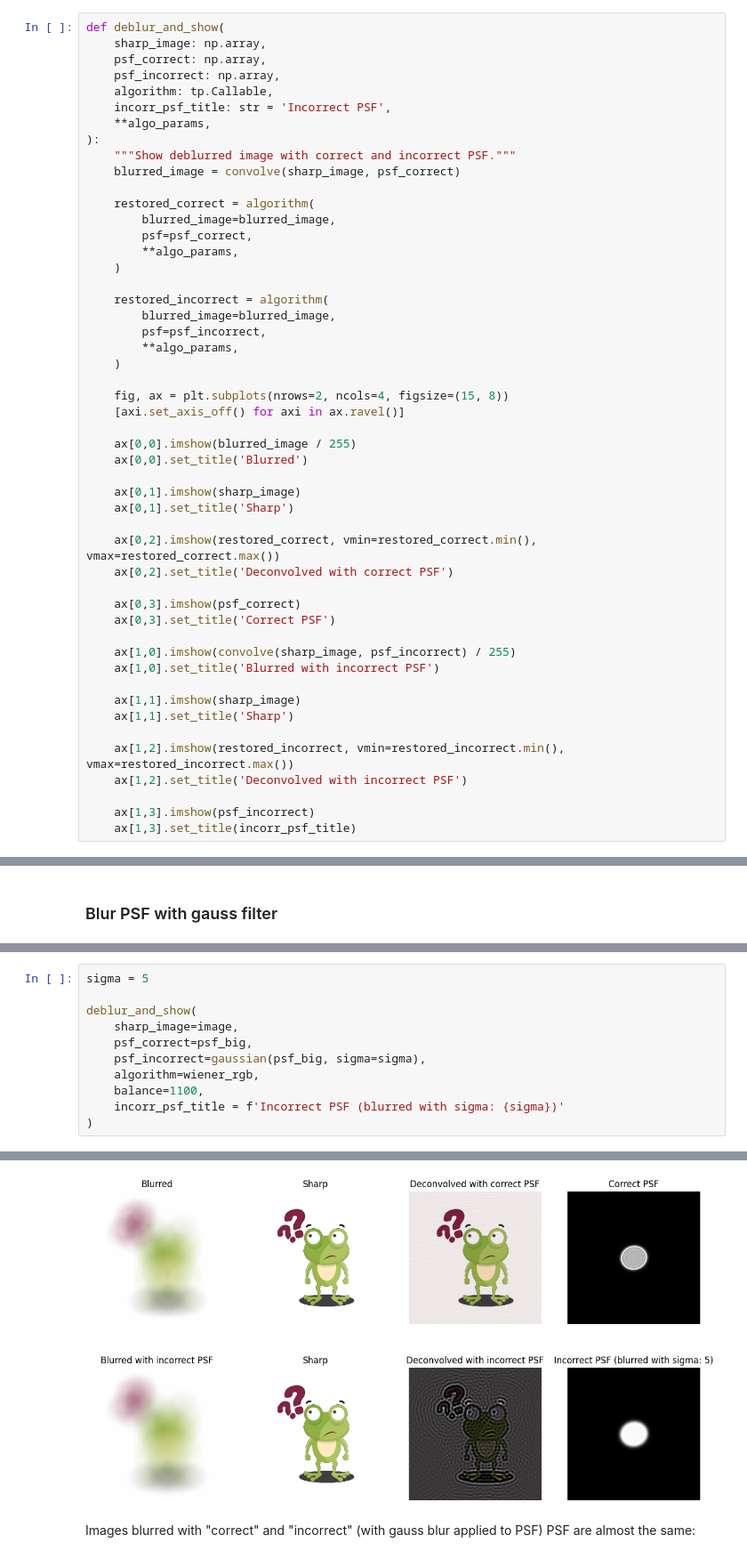
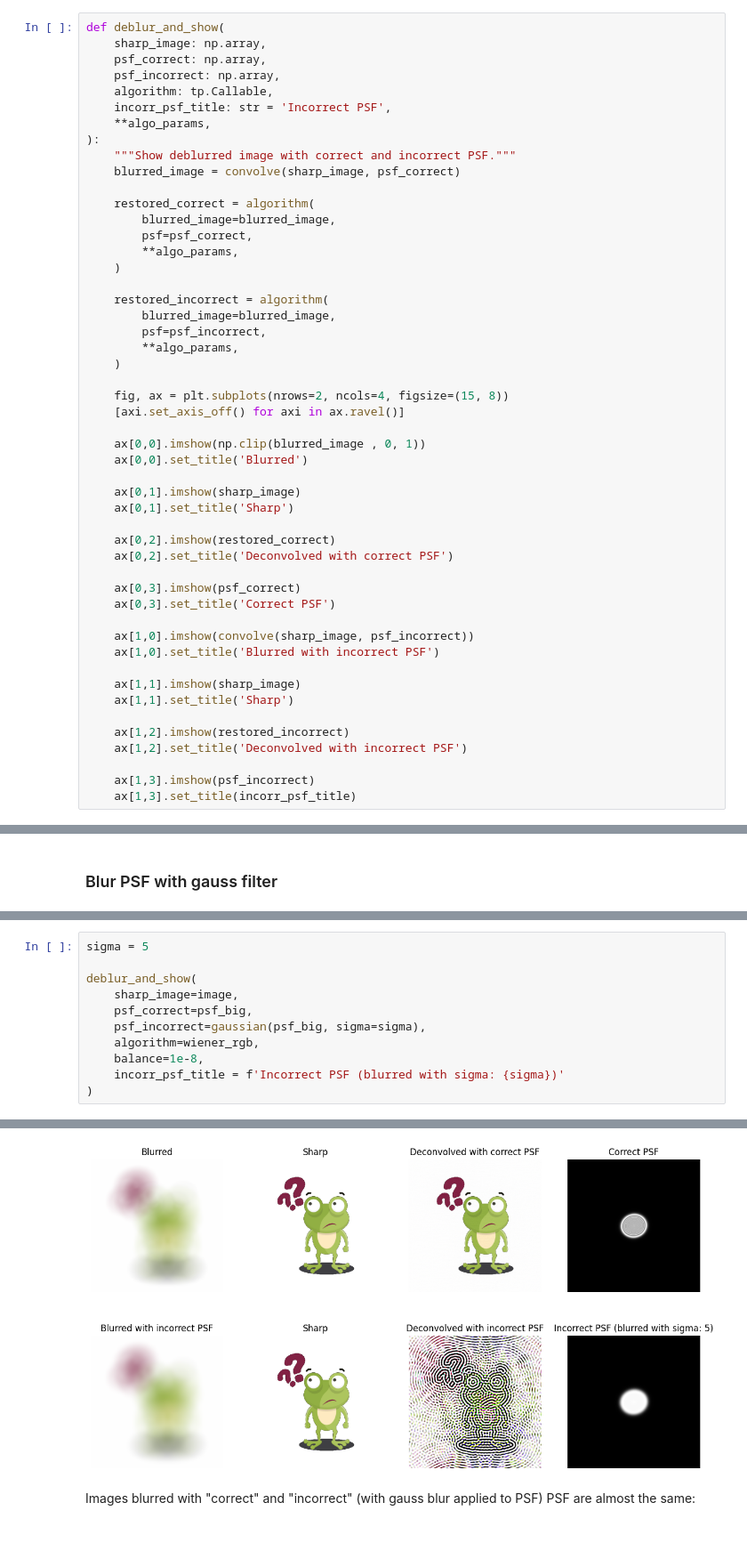
Before and after one commit to OlgaChaganova/neural-deconvolution, a Jupyter notebook: notebooks/wiener.ipynb, the cells around one changed output, grey strips where cells are left out. Shown at 89% size. Saved outputs shown, nothing was run; the diff lists cells and outputs as text.

```diff
--- a/notebooks/wiener.ipynb
+++ b/notebooks/wiener.ipynb
@@ -207,25 +226,25 @@ def deblur_and_show(
     fig, ax = plt.subplots(nrows=2, ncols=4, figsize=(15, 8))
     [axi.set_axis_off() for axi in ax.ravel()]
 
-    ax[0,0].imshow(blurred_image / 255)
+    ax[0,0].imshow(np.clip(blurred_image , 0, 1))
     ax[0,0].set_title('Blurred')
 
     ax[0,1].imshow(sharp_image)
     ax[0,1].set_title('Sharp')
 
-    ax[0,2].imshow(restored_correct, vmin=restored_correct.min(), vmax=restored_correct.max())
+    ax[0,2].imshow(restored_correct)
     ax[0,2].set_title('Deconvolved with correct PSF')
 
     ax[0,3].imshow(psf_correct)
     ax[0,3].set_title('Correct PSF')
 
-    ax[1,0].imshow(convolve(sharp_image, psf_incorrect) / 255)
+    ax[1,0].imshow(convolve(sharp_image, psf_incorrect))
     ax[1,0].set_title('Blurred with incorrect PSF')
 
     ax[1,1].imshow(sharp_image)
     ax[1,1].set_title('Sharp')
 
-    ax[1,2].imshow(restored_incorrect, vmin=restored_incorrect.min(), vmax=restored_incorrect.max())
+    ax[1,2].imshow(restored_incorrect)
     ax[1,2].set_title('Deconvolved with incorrect PSF')
 
     ax[1,3].imshow(psf_incorrect)
@@ -311,7 +350,7 @@ deblur_and_show(
     psf_correct=psf_big,
     psf_incorrect=gaussian(psf_big, sigma=sigma),
     algorithm=wiener_rgb,
-    balance=1100,
+    balance=1e-8,
     incorr_psf_title = f'Incorrect PSF (blurred with sigma: {sigma})'
 )
 # %% [output]
@@ -320,4 +362,4 @@ Clipping input data to the valid range for imshow with RGB data ([0..1] for floa
-[figure, old version]
+[figure, new version]
 # %% [markdown]
  Images blurred with "correct" and "incorrect" (with gauss blur applied to PSF) PSF are almost the same:
 # %%
```
Also changed, not shown: parts of 12 cells of this notebook, 2 other files.
